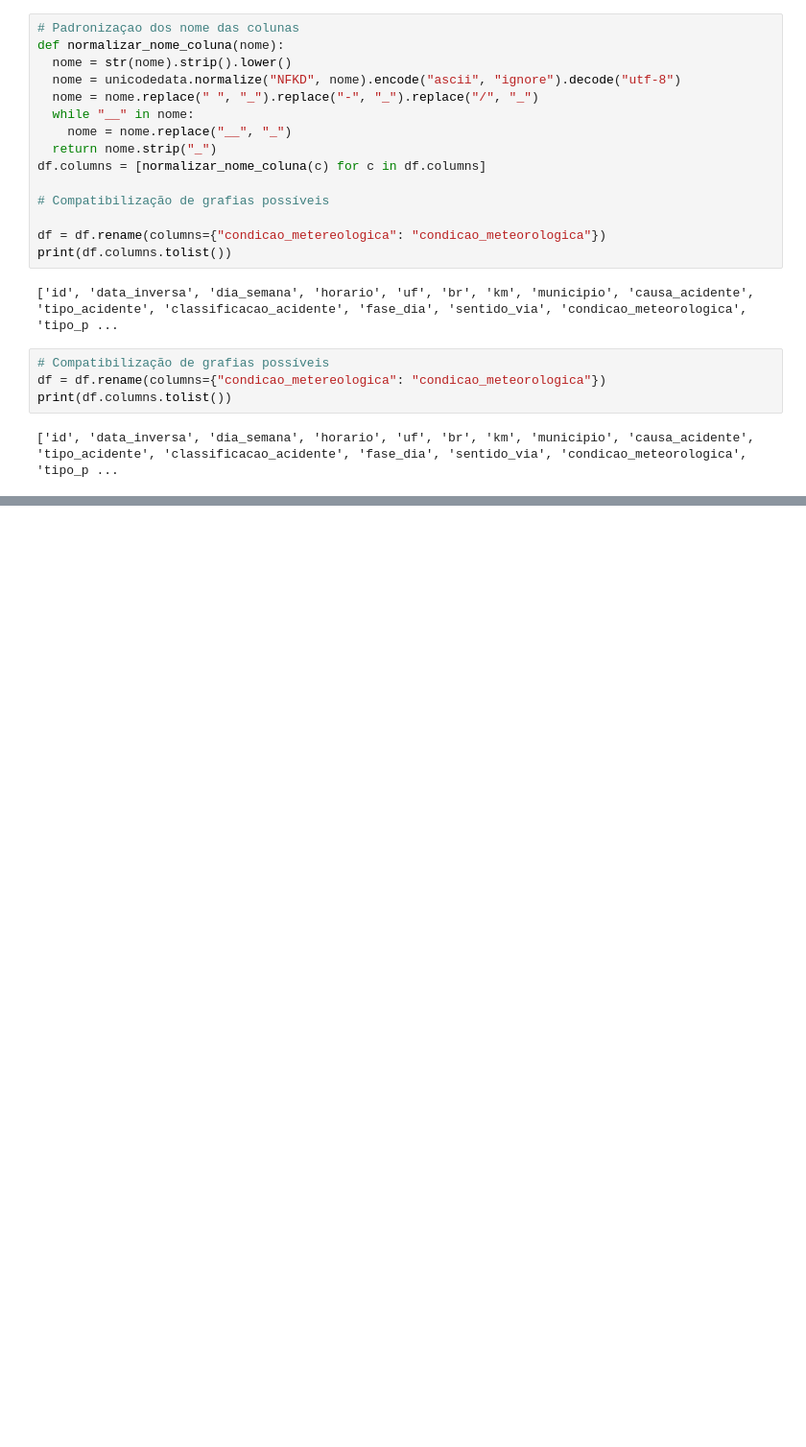
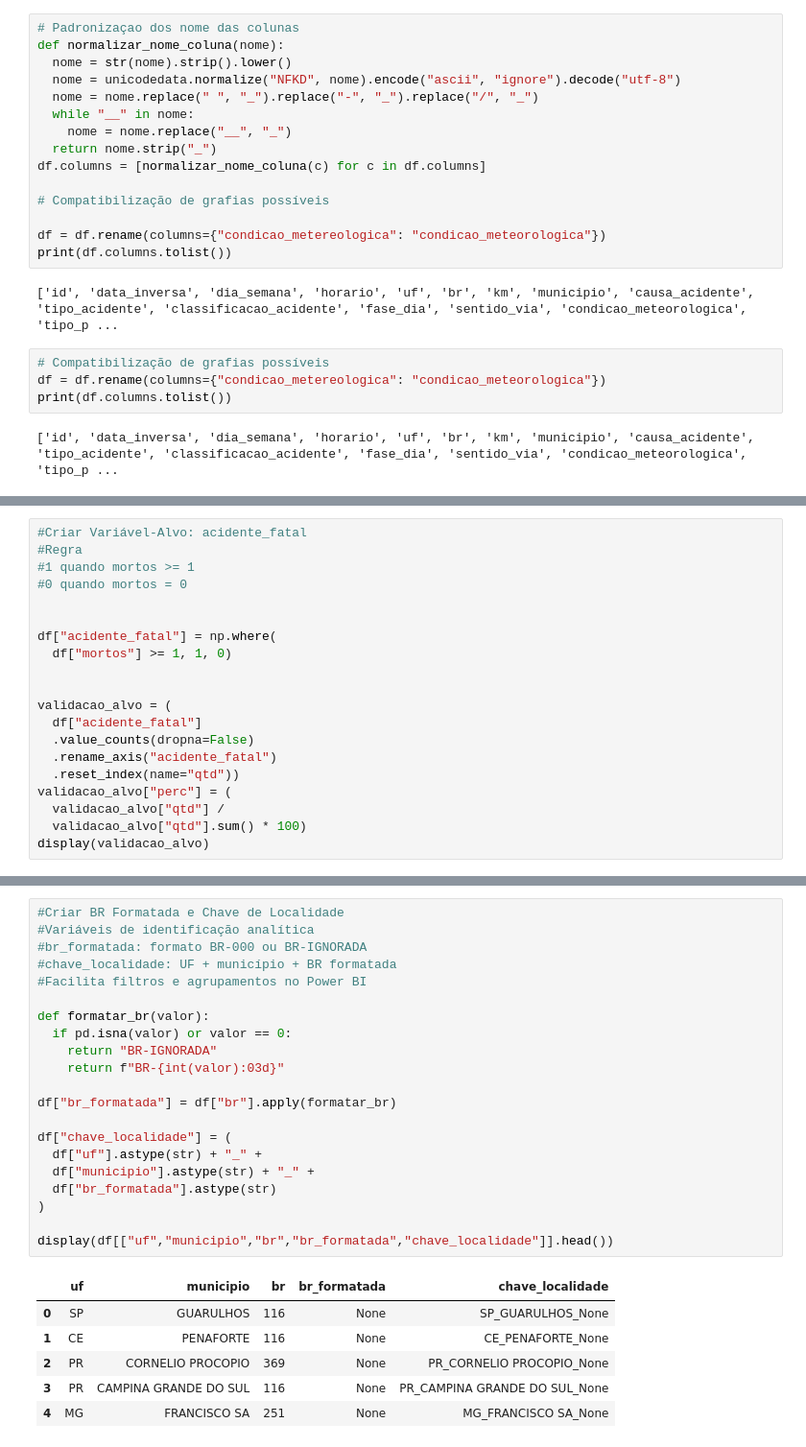
Before and after one commit to ednnaldodev/Modulo4_PRF.ipynb-, a Jupyter notebook: Modulo4_PRF.ipynb, the cells around one changed output, grey strips where cells are left out. Shown at 96% size. Drawn from its saved outputs; the diff is of its cells as text; blank space fills up the shorter version.

```diff
--- a/Modulo4_PRF.ipynb
+++ b/Modulo4_PRF.ipynb
@@ -228,0 +374,20 @@ dtype: object
+# %%
+#Criar Variável-Alvo: acidente_fatal
+#Regra
+#1 quando mortos >= 1
+#0 quando mortos = 0
+
+
+df["acidente_fatal"] = np.where(
+  df["mortos"] >= 1, 1, 0)
+
+
+validacao_alvo = (
+  df["acidente_fatal"]
+  .value_counts(dropna=False)
+  .rename_axis("acidente_fatal")
+  .reset_index(name="qtd"))
+validacao_alvo["perc"] = (
+  validacao_alvo["qtd"] /
+  validacao_alvo["qtd"].sum() * 100)
+display(validacao_alvo)
@@ -228,0 +419,28 @@ dtype: object
+# %%
+#Criar BR Formatada e Chave de Localidade
+#Variáveis de identificação analítica
+#br_formatada: formato BR-000 ou BR-IGNORADA
+#chave_localidade: UF + município + BR formatada
+#Facilita filtros e agrupamentos no Power BI
+
+def formatar_br(valor):
+  if pd.isna(valor) or valor == 0:
+    return "BR-IGNORADA"
+    return f"BR-{int(valor):03d}"
+
+df["br_formatada"] = df["br"].apply(formatar_br)
+
+df["chave_localidade"] = (
+  df["uf"].astype(str) + "_" +
+  df["municipio"].astype(str) + "_" +
+  df["br_formatada"].astype(str)
+)
+
+display(df[["uf","municipio","br","br_formatada","chave_localidade"]].head())
+# %% [output]
+|  | uf | municipio | br | br_formatada | chave_localidade |
+| 0 | SP | GUARULHOS | 116 | None | SP_GUARULHOS_None |
+| 1 | CE | PENAFORTE | 116 | None | CE_PENAFORTE_None |
+| 2 | PR | CORNELIO PROCOPIO | 369 | None | PR_CORNELIO PROCOPIO_None |
+| 3 | PR | CAMPINA GRANDE DO SUL | 116 | None | PR_CAMPINA GRANDE DO SUL_None |
+| 4 | MG | FRANCISCO SA | 251 | None | MG_FRANCISCO SA_None |
```
Also changed, not shown: parts of 16 cells of this notebook.
